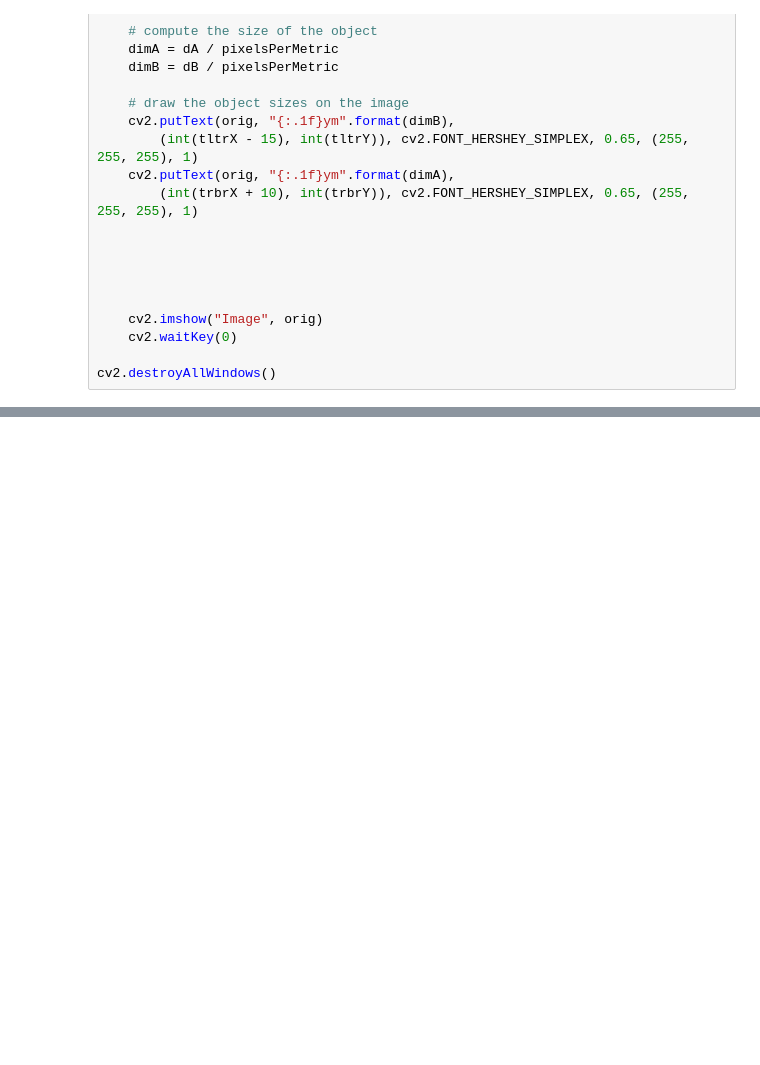
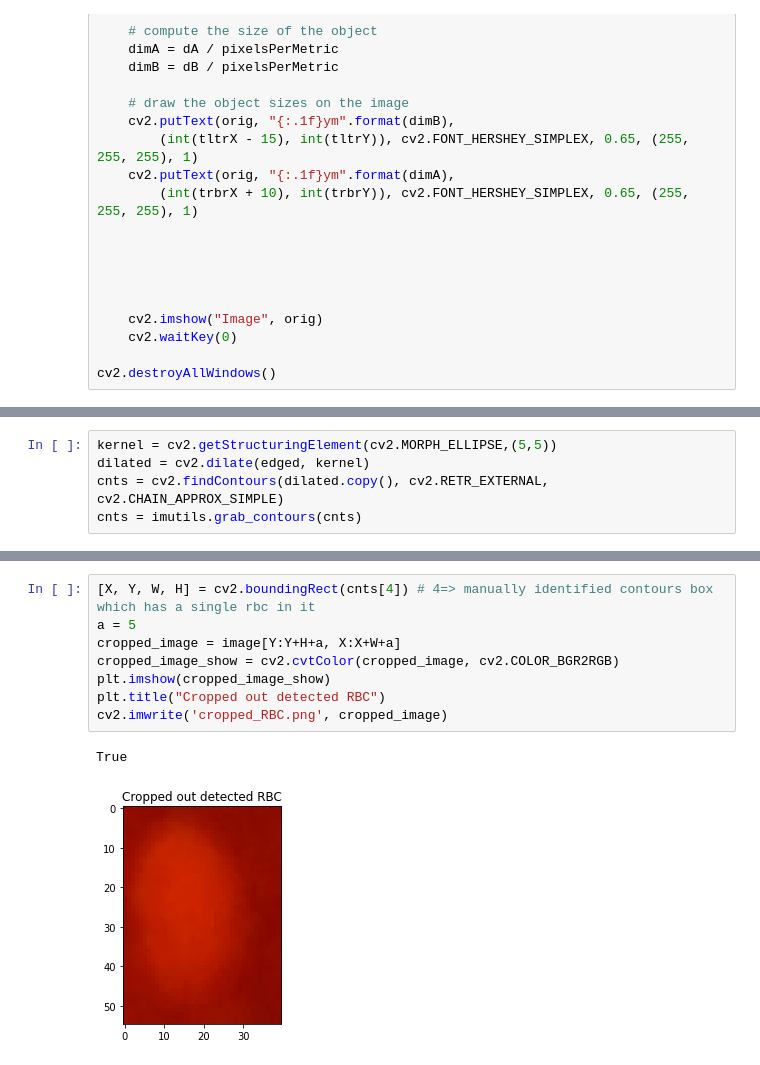
Before and after one commit to DominiquePeytrignet/IP2, a Jupyter notebook: PythonFiles/Red_Blood_Cell.ipynb, the cells around one changed output, grey strips where cells are left out. Cells and saved outputs as stored; diff of their text form; blank space fills up the shorter version.

```diff
--- a/PythonFiles/Red_Blood_Cell.ipynb
+++ b/PythonFiles/Red_Blood_Cell.ipynb
@@ -185,0 +192,5 @@ cv2.destroyAllWindows()
+# %%
+kernel = cv2.getStructuringElement(cv2.MORPH_ELLIPSE,(5,5))
+dilated = cv2.dilate(edged, kernel)
+cnts = cv2.findContours(dilated.copy(), cv2.RETR_EXTERNAL, cv2.CHAIN_APPROX_SIMPLE)
+cnts = imutils.grab_contours(cnts)
@@ -185,0 +281,11 @@ cv2.destroyAllWindows()
+# %%
+[X, Y, W, H] = cv2.boundingRect(cnts[4]) # 4=> manually identified contours box which has a single rbc in it
+a = 5
+cropped_image = image[Y:Y+H+a, X:X+W+a]
+cropped_image_show = cv2.cvtColor(cropped_image, cv2.COLOR_BGR2RGB)
+plt.imshow(cropped_image_show)
+plt.title("Cropped out detected RBC")
+cv2.imwrite('cropped_RBC.png', cropped_image)
+# %% [output]
+True
+[figure, added]
```
Also changed, not shown: parts of 14 cells of this notebook, 4 other files.
